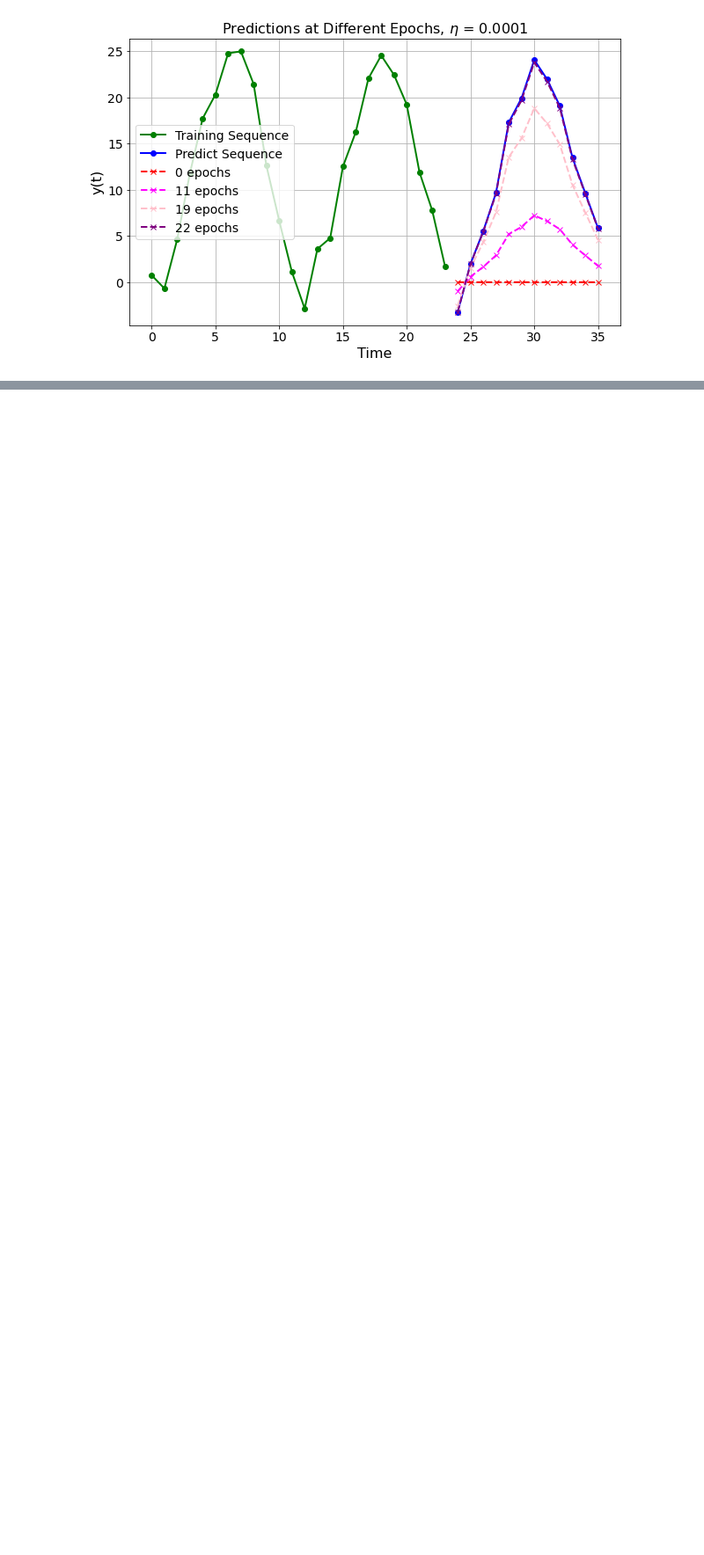
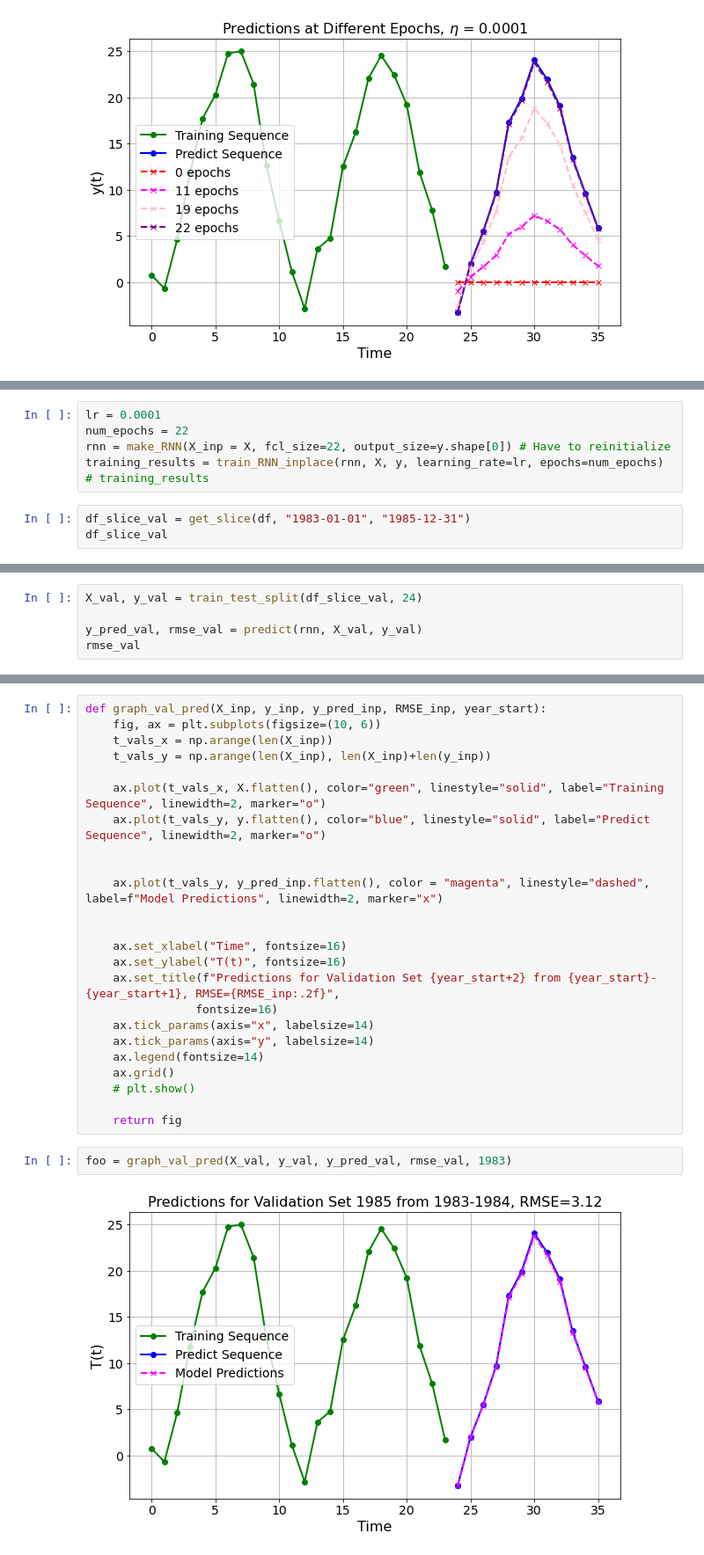
Before and after one commit to jrf343/RNN, a Jupyter notebook: Philly_Temp_RNN_testing_AP.ipynb, the cells around one changed output, grey strips where cells are left out. Shown at 88% size. Drawn from its saved outputs; the diff is of its cells as text; blank space fills up the shorter version.

Commit message:
Validation set testing for Philly nb

```diff
--- a/Philly_Temp_RNN_testing_AP.ipynb
+++ b/Philly_Temp_RNN_testing_AP.ipynb
@@ -316,0 +314,9 @@ plt.show()
+# %%
+lr = 0.0001
+num_epochs = 22
+rnn = make_RNN(X_inp = X, fcl_size=22, output_size=y.shape[0]) # Have to reinitialize
+training_results = train_RNN_inplace(rnn, X, y, learning_rate=lr, epochs=num_epochs)
+# training_results
+# %%
+df_slice_val = get_slice(df, "1983-01-01", "1985-12-31")
+df_slice_val
@@ -316,0 +368,5 @@ plt.show()
+# %%
+X_val, y_val = train_test_split(df_slice_val, 24)
+
+y_pred_val, rmse_val = predict(rnn, X_val, y_val)
+rmse_val
@@ -316,0 +377,28 @@ plt.show()
+# %%
+def graph_val_pred(X_inp, y_inp, y_pred_inp, RMSE_inp, year_start):
+    fig, ax = plt.subplots(figsize=(10, 6))
+    t_vals_x = np.arange(len(X_inp))
+    t_vals_y = np.arange(len(X_inp), len(X_inp)+len(y_inp))
+
+    ax.plot(t_vals_x, X.flatten(), color="green", linestyle="solid", label="Training Sequence", linewidth=2, marker="o")
+    ax.plot(t_vals_y, y.flatten(), color="blue", linestyle="solid", label="Predict Sequence", linewidth=2, marker="o")
+
+
+    ax.plot(t_vals_y, y_pred_inp.flatten(), color = "magenta", linestyle="dashed", label=f"Model Predictions", linewidth=2, marker="x")
+
+
+    ax.set_xlabel("Time", fontsize=16)
+    ax.set_ylabel("T(t)", fontsize=16)
+    ax.set_title(f"Predictions for Validation Set {year_start+2} from {year_start}-{year_start+1}, RMSE={RMSE_inp:.2f}",
+                fontsize=16)
+    ax.tick_params(axis="x", labelsize=14)
+    ax.tick_params(axis="y", labelsize=14)
+    ax.legend(fontsize=14)
+    ax.grid()
+    # plt.show()
+
+    return fig
+# %%
+foo = graph_val_pred(X_val, y_val, y_pred_val, rmse_val, 1983)
+# %% [output]
+[figure, added]
```
Also changed, not shown: parts of 23 cells of this notebook.
